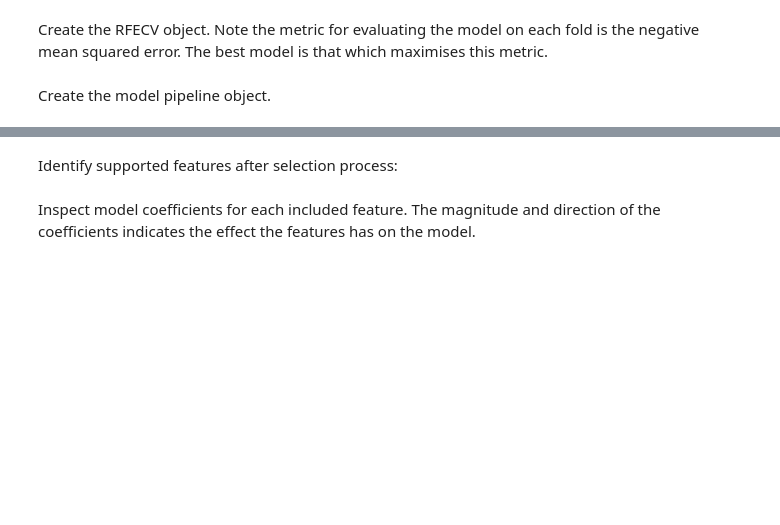
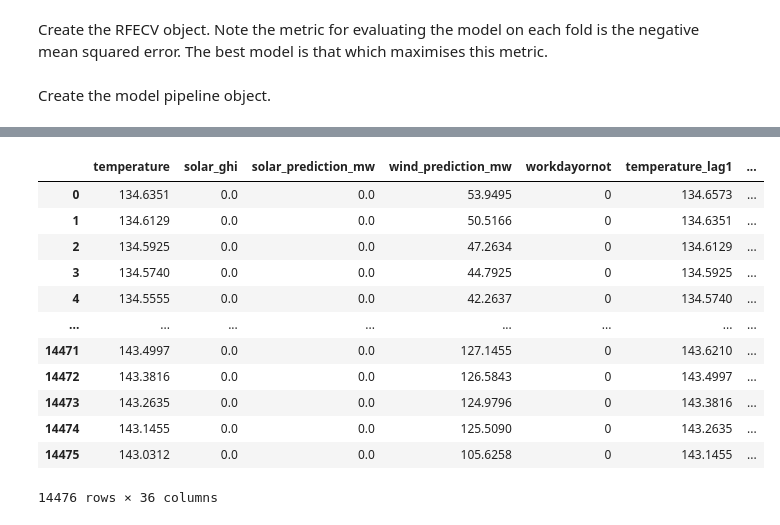
Before and after one commit to troublecat55/ML-time-series-energy-forecasting, a Jupyter notebook: data-modeling/model_training.ipynb, the cells around one changed output, grey strips where cells are left out. Cells and saved outputs as stored; diff of their text form; code cells hidden in the pictures; blank space fills up the shorter version.

Commit message:
[ADD] All models trained by processed data.

```diff
--- a/data-modeling/model_training.ipynb
+++ b/data-modeling/model_training.ipynb
@@ -251,2 +193,0 @@ lr_pipeline.named_steps['rfecv'].n_features_
-# %% [markdown]
-Identify supported features after selection process:
@@ -264,2 +193,0 @@ supported_features
-# %% [markdown]
-Inspect model coefficients for each included feature. The magnitude and direction of the coefficients indicates the effect the features has on the model.
@@ -273,0 +194,16 @@ plt.show()
+# %%
+dummy_train_1
+# %% [output]
+|  | temperature | solar_ghi | solar_prediction_mw | wind_prediction_mw | workdayornot | temperature_lag1 | ... |
+| 0 | 134.6351 | 0.0 | 0.0 | 53.9495 | 0 | 134.6573 | ... |
+| 1 | 134.6129 | 0.0 | 0.0 | 50.5166 | 0 | 134.6351 | ... |
+| 2 | 134.5925 | 0.0 | 0.0 | 47.2634 | 0 | 134.6129 | ... |
+| 3 | 134.5740 | 0.0 | 0.0 | 44.7925 | 0 | 134.5925 | ... |
+| 4 | 134.5555 | 0.0 | 0.0 | 42.2637 | 0 | 134.5740 | ... |
+| ... | ... | ... | ... | ... | ... | ... | ... |
+| 14471 | 143.4997 | 0.0 | 0.0 | 127.1455 | 0 | 143.6210 | ... |
+| 14472 | 143.3816 | 0.0 | 0.0 | 126.5843 | 0 | 143.4997 | ... |
+| 14473 | 143.2635 | 0.0 | 0.0 | 124.9796 | 0 | 143.3816 | ... |
+| 14474 | 143.1455 | 0.0 | 0.0 | 125.5090 | 0 | 143.2635 | ... |
+| 14475 | 143.0312 | 0.0 | 0.0 | 105.6258 | 0 | 143.1455 | ... |
+14476 rows × 36 columns
```
Also changed, not shown: parts of 36 cells of this notebook, 8 other files.
